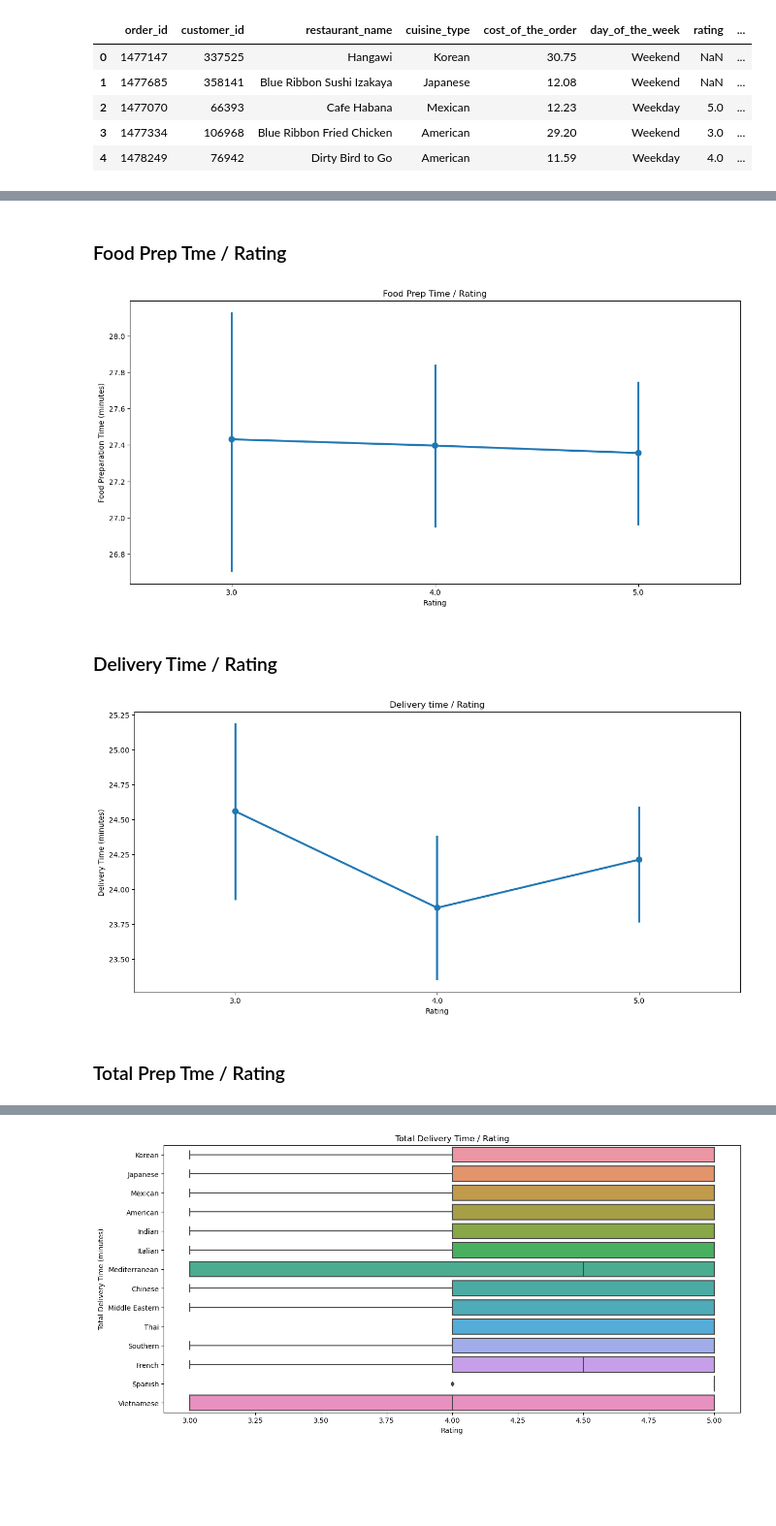
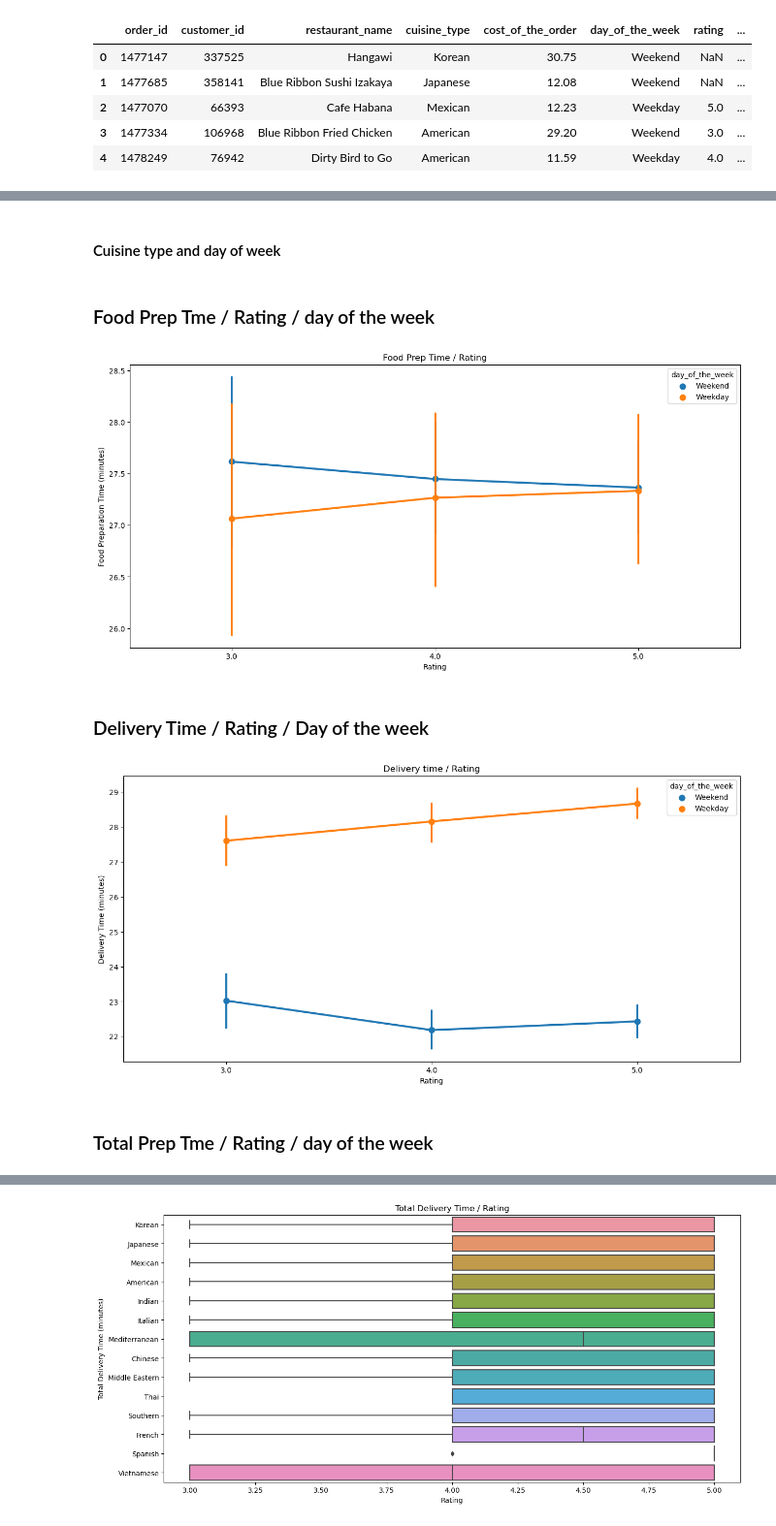
Before and after one commit to Drew75austin/FoodhubProject, a Jupyter notebook: Project1.ipynb, the cells around one changed output, grey strips where cells are left out. Shown at 97% size. Drawn from its saved outputs; the diff is of its cells as text; code cells hidden in the pictures; blank space fills up the shorter version.

```diff
--- a/Project1.ipynb
+++ b/Project1.ipynb
@@ -524,10 +528,12 @@ dtype: int64
+# %% [markdown]
+#### Cuisine type and day of week
 # %% [markdown]
- ### Food Prep Tme / Rating
+ ### Food Prep Tme / Rating / day of the week
 # %%
 #set the plotsize
 plt.figure(figsize=(15, 7))
 # Create seaborn pointplot show relationship between food prep time and rating
-point_rd = sns.pointplot(x = 'rating', y = 'food_preparation_time', data = df)
+point_rd = sns.pointplot(x = 'rating', y ='food_preparation_time', hue= 'day_of_the_week', data = df)
 
 #set axis labels
 point_rd.set(ylabel='Food Preparation Time (minutes)',
@@ -536,25 +542,25 @@ point_rd.set(ylabel='Food Preparation Time (minutes)',
 
 plt.show()
 # %% [output]
-[figure, old version]
+[figure, new version]
 # %% [markdown]
- ### Delivery Time / Rating
+ ### Delivery Time / Rating / Day of the week
 # %%
 #set the plotsize
 plt.figure(figsize=(15, 7))
 # Create seaborn pointplot to show delivery time and rating relationship
-point_rd = sns.pointplot(x = 'rating', y = 'delivery_time', data = df)
+point_rd = sns.pointplot(x = 'rating', y ='delivery_time', hue= 'day_of_the_week', data = df)
 
 #set axis labels
 point_rd.set(ylabel='Delivery Time (minutes)',
        xlabel='Rating',
        title='Delivery time / Rating')
 
 plt.show()
 # %% [output]
-[figure, old version]
+[figure, new version]
 # %% [markdown]
- ### Total Prep Tme / Rating
+ ### Total Prep Tme / Rating / day of the week
 # %%
 #set the plotsize
 plt.figure(figsize=(15, 7))
```
Also changed, not shown: parts of 10 cells of this notebook, 1 other file.
